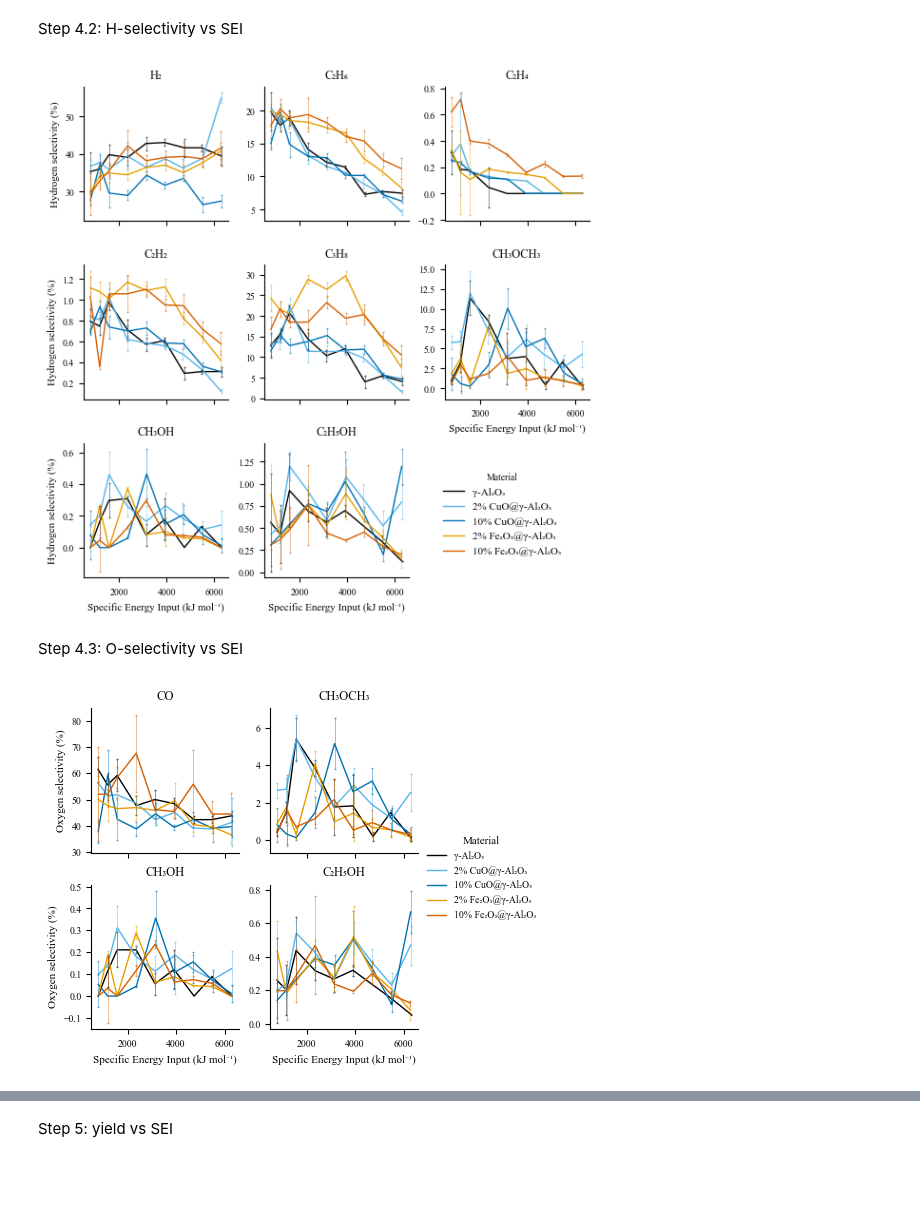
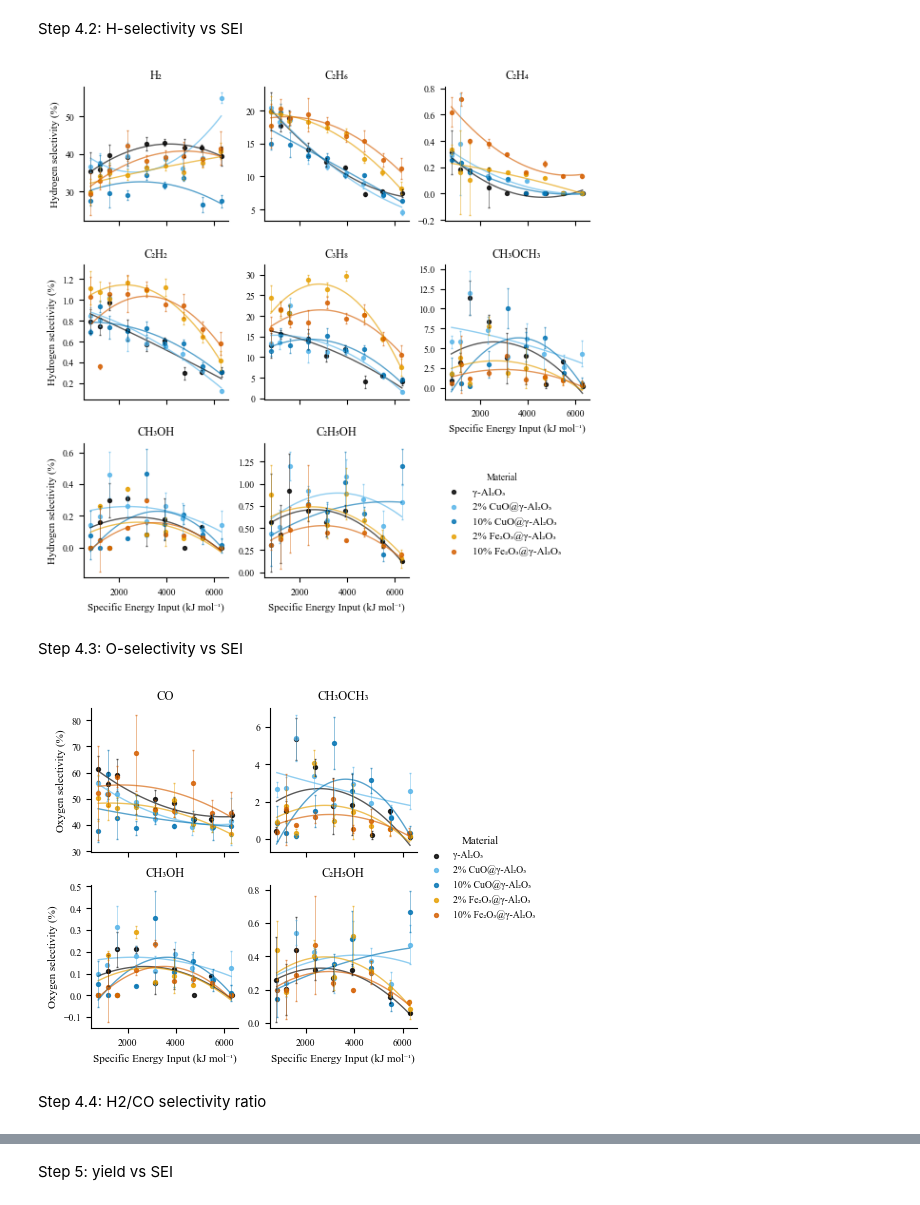
Before and after one commit to sbossier/ladca_incat_envecon_paper, a Jupyter notebook: ipynb/visualisation_chemical.ipynb, the cells around one changed output, grey strips where cells are left out. Saved outputs shown, nothing was run; the diff lists cells and outputs as text; code cells hidden in the pictures; blank space fills up the shorter version.

```diff
--- a/ipynb/visualisation_chemical.ipynb
+++ b/ipynb/visualisation_chemical.ipynb
@@ -449,7 +449,7 @@ df_selectivity = df[
 Step 4.1: C-selectivity vs SEI
 # %%
 # Carbon selectivity in function of SEI
-g = sns.relplot(
+g = sns.lmplot(
 	data=df_selectivity,
 	x='sei_kjmol',
 	y='selec_c',
@@ -460,12 +460,14 @@ g = sns.relplot(
 		'CO', 'C₂H₆', 'C₂H₄', 'C₂H₂',
 		'C₃H₈', 'CH₃OCH₃', 'CH₃OH', 'C₂H₅OH'
 	],
-	kind='line',
-	linewidth=1,
 	height=5/2.54,
 	aspect=1,
+	ci=None,
+	order=2,
 	legend=True,
 	facet_kws={'sharey': False, 'legend_out': False},
+	scatter_kws={'s': 8},
+	line_kws={'lw': 1, 'alpha': alpha},
 	col_wrap=3
 )
 
@@ -511,7 +513,7 @@ plt.show()
 Step 4.2: H-selectivity vs SEI
 # %%
 # Hydrogen selectivity in function of SEI
-g = sns.relplot(
+g = sns.lmplot(
 	data=df_selectivity,
 	x='sei_kjmol',
 	y='selec_h',
@@ -522,12 +524,14 @@ g = sns.relplot(
 		'H₂', 'C₂H₆', 'C₂H₄', 'C₂H₂',
 		'C₃H₈', 'CH₃OCH₃', 'CH₃OH', 'C₂H₅OH'
 	],
-	kind='line',
-	linewidth=1,
 	height=5/2.54,
 	aspect=1,
+	ci=None,
+	order=2,
 	legend=True,
 	facet_kws={'sharey': False, 'legend_out': False},
+	scatter_kws={'s': 8},
+	line_kws={'lw': 1, 'alpha': alpha},
 	col_wrap=3
 )
 
@@ -569,12 +573,12 @@ plt.savefig(
 )
 plt.show()
 # %% [output]
-[figure, old version]
+[figure, new version]
 # %% [markdown]
 Step 4.3: O-selectivity vs SEI
 # %%
 # Oxygen selectivity in function of SEI
-g = sns.relplot(
+g = sns.lmplot(
 	data=df_selectivity,
 	x='sei_kjmol',
 	y='selec_o',
@@ -582,41 +586,45 @@ g = sns.relplot(
 	palette=cb_colors,
 	col='compound',
 	col_order=['CO', 'CH₃OCH₃', 'CH₃OH', 'C₂H₅OH'],
-	kind='line',
-	linewidth=1,
 	height=5/2.54,
 	aspect=1,
+	ci=None,
+	order=2,
 	legend=True,
 	facet_kws={'sharey': False, 'legend_out': True},
+	scatter_kws={'s': 8},
+	line_kws={'lw': 1, 'alpha': alpha},
 	col_wrap=2
 )
 
 # Iterate over the axes and materials to add error bars
 for ax, compound in zip(g.axes.flatten(), ['CO', 'CH₃OCH₃', 'CH₃OH', 'C₂H₅OH']):
 	for material_name in df_selectivity['material_name'].unique():
 		subset = df_selectivity[
 			(df_selectivity['compound'] == compound) &
 			(df_selectivity['material_name'] == material_name)
 		]
 		ax.errorbar(
 			subset['sei_kjmol'],
 			subset['selec_o'],
 			yerr=subset['selec_o_sd'] * t_quantile,
 			fmt='none',
 			ecolor=cb_colors[material_name],
 			elinewidth=0.5,
 			capsize=1,
 			alpha=0.6
 		)
 
 g.legend.set_title('Material', prop={'size': 8})
 g.set_titles(col_template='{col_name}', size=9)
 g.set_xlabels('Specific Energy Input (kJ mol⁻¹)', size=8)
 g.set_ylabels('Oxygen selectivity (%)', size=8)
 
 plt.savefig(
 	r'C:\Users\Sande\Dropbox\Apps\Overleaf\ladca_incat_envecon_paper_elsevier\figs\sander_selec_o_vs_sei.pdf'
 )
 plt.show()
 # %% [output]
-[figure, old version]
+[figure, new version]
+# %% [markdown]
+Step 4.4: H2/CO selectivity ratio
```
Also changed, not shown: parts of 13 cells of this notebook.
